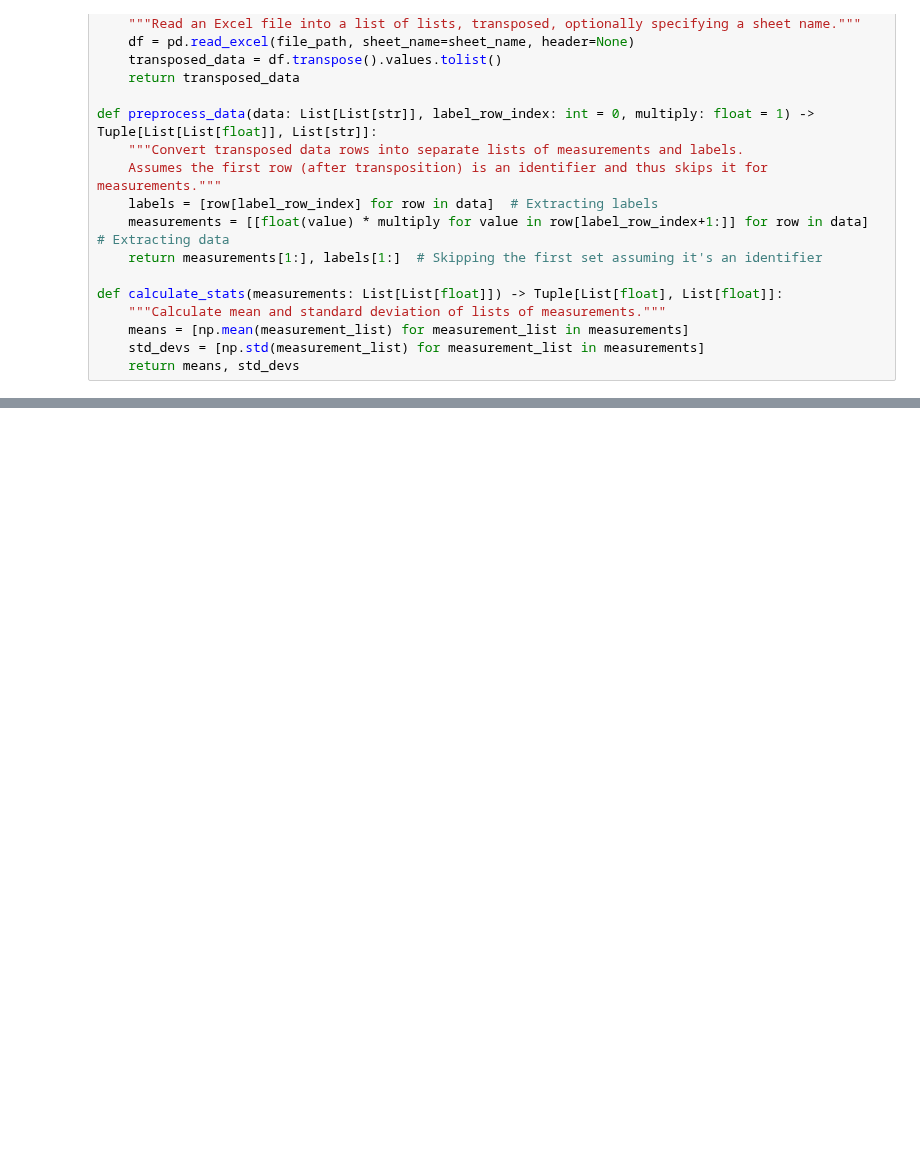
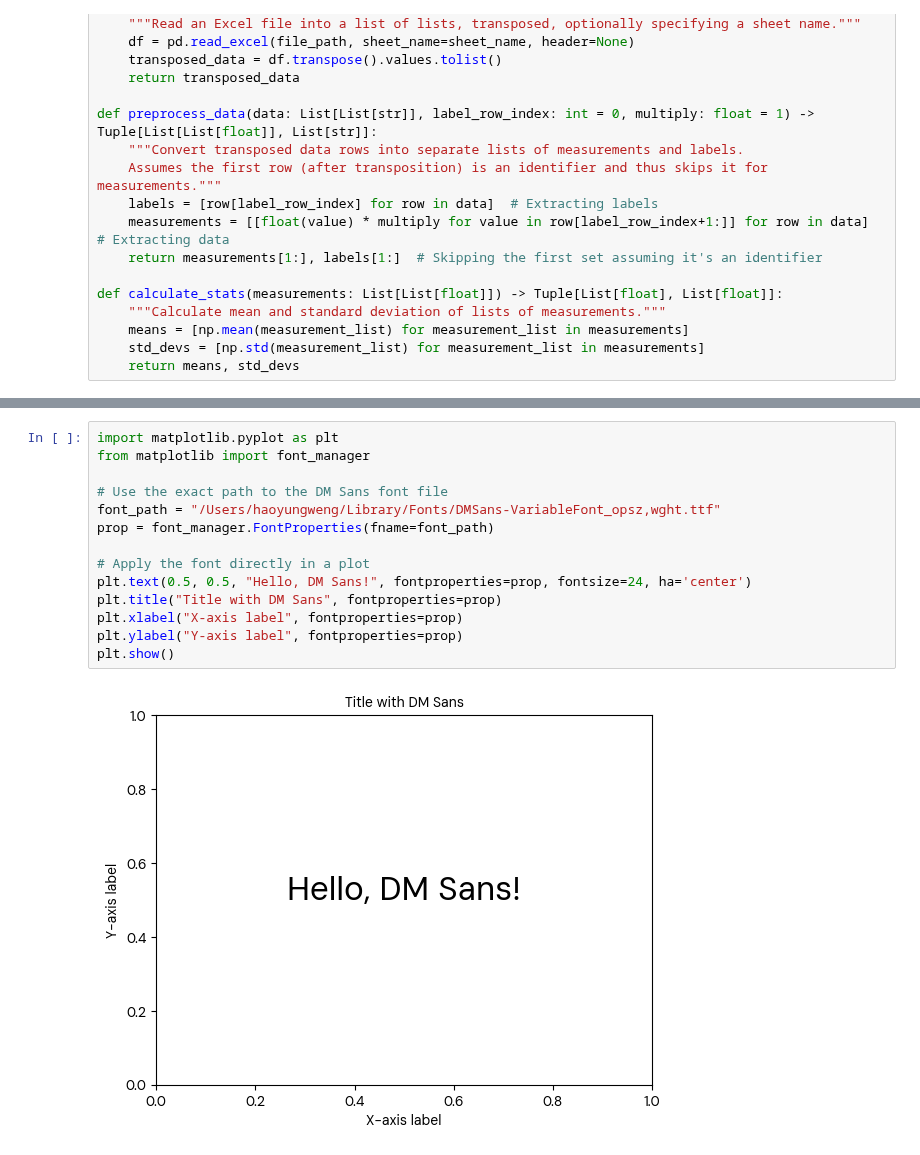
Before and after one commit to haoyung/haoyung.github.io, a Jupyter notebook: assets/img/WWDT/draw.ipynb, the cells around one changed output, grey strips where cells are left out. Cells and saved outputs as stored; diff of their text form; blank space fills up the shorter version.

```diff
--- a/assets/img/WWDT/draw.ipynb
+++ b/assets/img/WWDT/draw.ipynb
@@ -442,0 +497,16 @@ EY_max = 23.051_{-0.125}^{0.128}
+# %%
+import matplotlib.pyplot as plt
+from matplotlib import font_manager
+
+# Use the exact path to the DM Sans font file
+font_path = "/Users/haoyungweng/Library/Fonts/DMSans-VariableFont_opsz,wght.ttf"
+prop = font_manager.FontProperties(fname=font_path)
+
+# Apply the font directly in a plot
+plt.text(0.5, 0.5, "Hello, DM Sans!", fontproperties=prop, fontsize=24, ha='center')
+plt.title("Title with DM Sans", fontproperties=prop)
+plt.xlabel("X-axis label", fontproperties=prop)
+plt.ylabel("Y-axis label", fontproperties=prop)
+plt.show()
+# %% [output]
+[figure, added]
```
Also changed, not shown: parts of 4 cells of this notebook, 12 other files.
